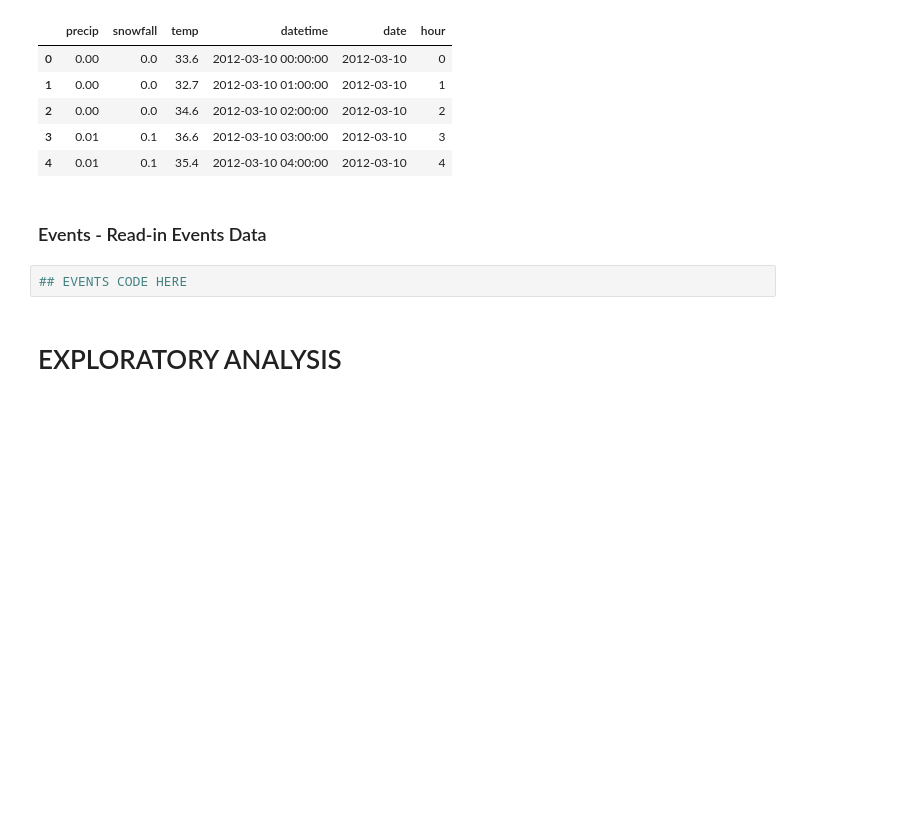
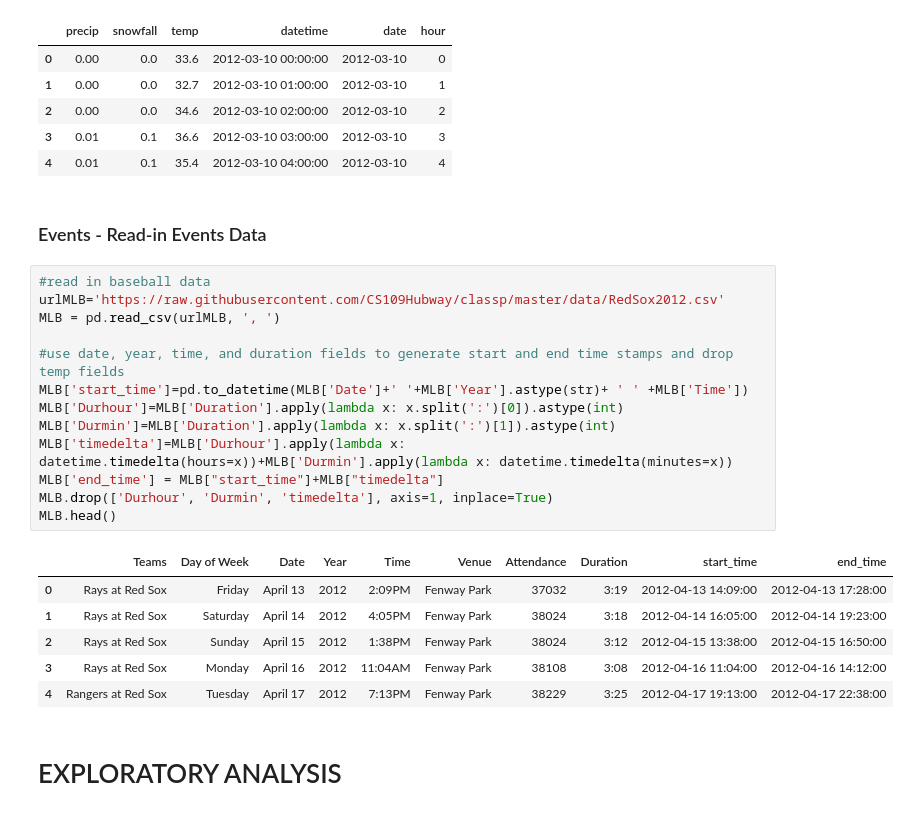
Before and after one commit to CS109Hubway/classp, a Jupyter notebook: Test_Hubway.ipynb, the cells around one changed output. Drawn from its saved outputs; the diff is of its cells as text; blank space fills up the shorter version.

```diff
--- a/Test_Hubway.ipynb
+++ b/Test_Hubway.ipynb
@@ -123,8 +126,26 @@ weather.head()
 | 4 | 0.01 | 0.1 | 35.4 | 2012-03-10 04:00:00 | 2012-03-10 | 4 |
 # %% [markdown]
 ### Events - Read-in Events Data
-# %%
-## EVENTS CODE HERE
+# %%
+#read in baseball data
+urlMLB='https://raw.githubusercontent.com/CS109Hubway/classp/master/data/RedSox2012.csv'
+MLB = pd.read_csv(urlMLB, ', ')
+
+#use date, year, time, and duration fields to generate start and end time stamps and drop temp fields
+MLB['start_time']=pd.to_datetime(MLB['Date']+' '+MLB['Year'].astype(str)+ ' ' +MLB['Time'])
+MLB['Durhour']=MLB['Duration'].apply(lambda x: x.split(':')[0]).astype(int)
+MLB['Durmin']=MLB['Duration'].apply(lambda x: x.split(':')[1]).astype(int)
+MLB['timedelta']=MLB['Durhour'].apply(lambda x: datetime.timedelta(hours=x))+MLB['Durmin'].apply(lambda x: datetime.timedelta(minutes=x))
+MLB['end_time'] = MLB["start_time"]+MLB["timedelta"]
+MLB.drop(['Durhour', 'Durmin', 'timedelta'], axis=1, inplace=True)
+MLB.head()
+# %% [output]
+|  | Teams | Day of Week | Date | Year | Time | Venue | Attendance | Duration | start_time | end_time |
+| 0 | Rays at Red Sox | Friday | April 13 | 2012 | 2:09PM | Fenway Park | 37032 | 3:19 | 2012-04-13 14:09:00 | 2012-04-13 17:28:00 |
+| 1 | Rays at Red Sox | Saturday | April 14 | 2012 | 4:05PM | Fenway Park | 38024 | 3:18 | 2012-04-14 16:05:00 | 2012-04-14 19:23:00 |
+| 2 | Rays at Red Sox | Sunday | April 15 | 2012 | 1:38PM | Fenway Park | 38024 | 3:12 | 2012-04-15 13:38:00 | 2012-04-15 16:50:00 |
+| 3 | Rays at Red Sox | Monday | April 16 | 2012 | 11:04AM | Fenway Park | 38108 | 3:08 | 2012-04-16 11:04:00 | 2012-04-16 14:12:00 |
+| 4 | Rangers at Red Sox | Tuesday | April 17 | 2012 | 7:13PM | Fenway Park | 38229 | 3:25 | 2012-04-17 19:13:00 | 2012-04-17 22:38:00 |
 # %% [markdown]
 # EXPLORATORY ANALYSIS
 # %% [markdown]
```
Also changed, not shown: parts of 5 cells of this notebook, 1 other file.
